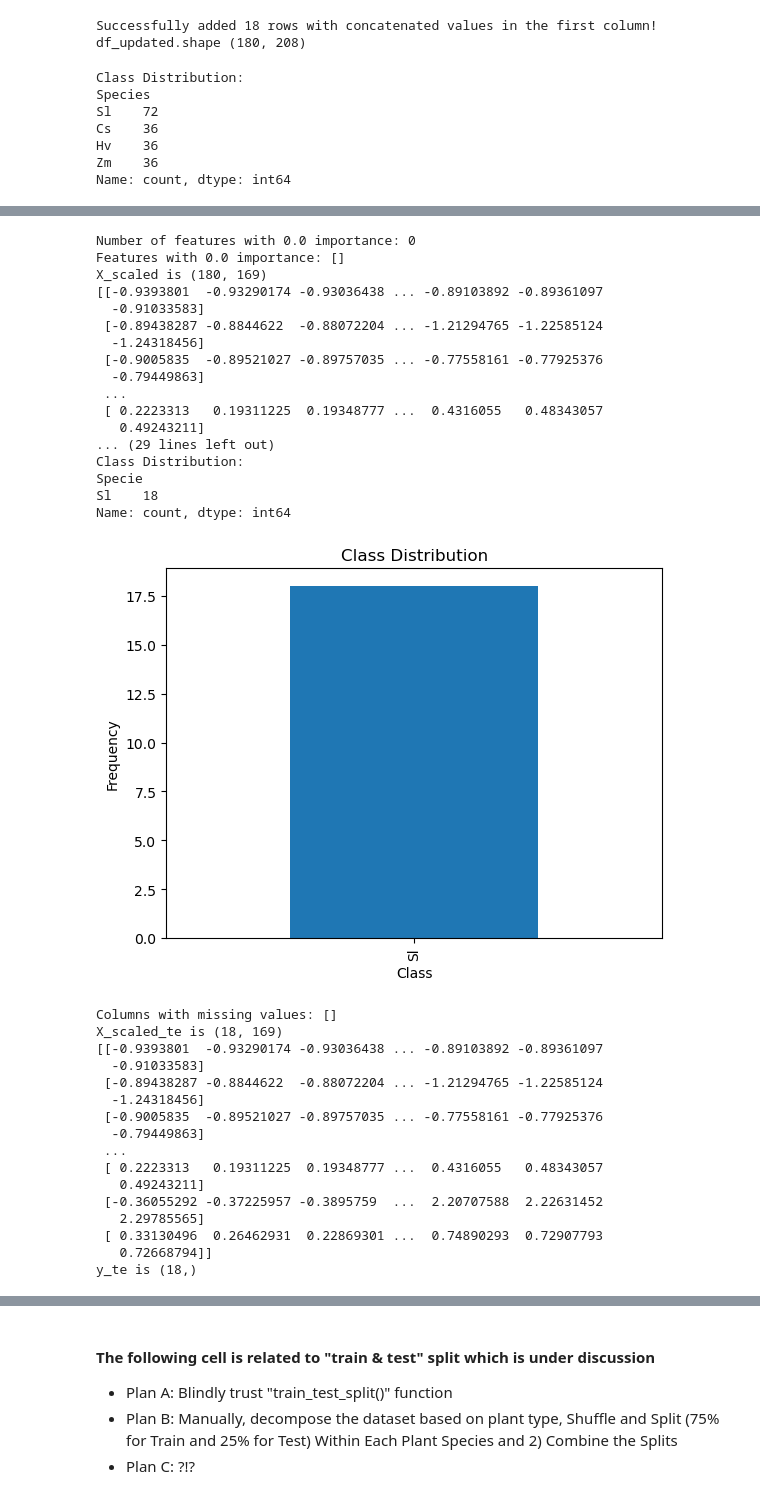
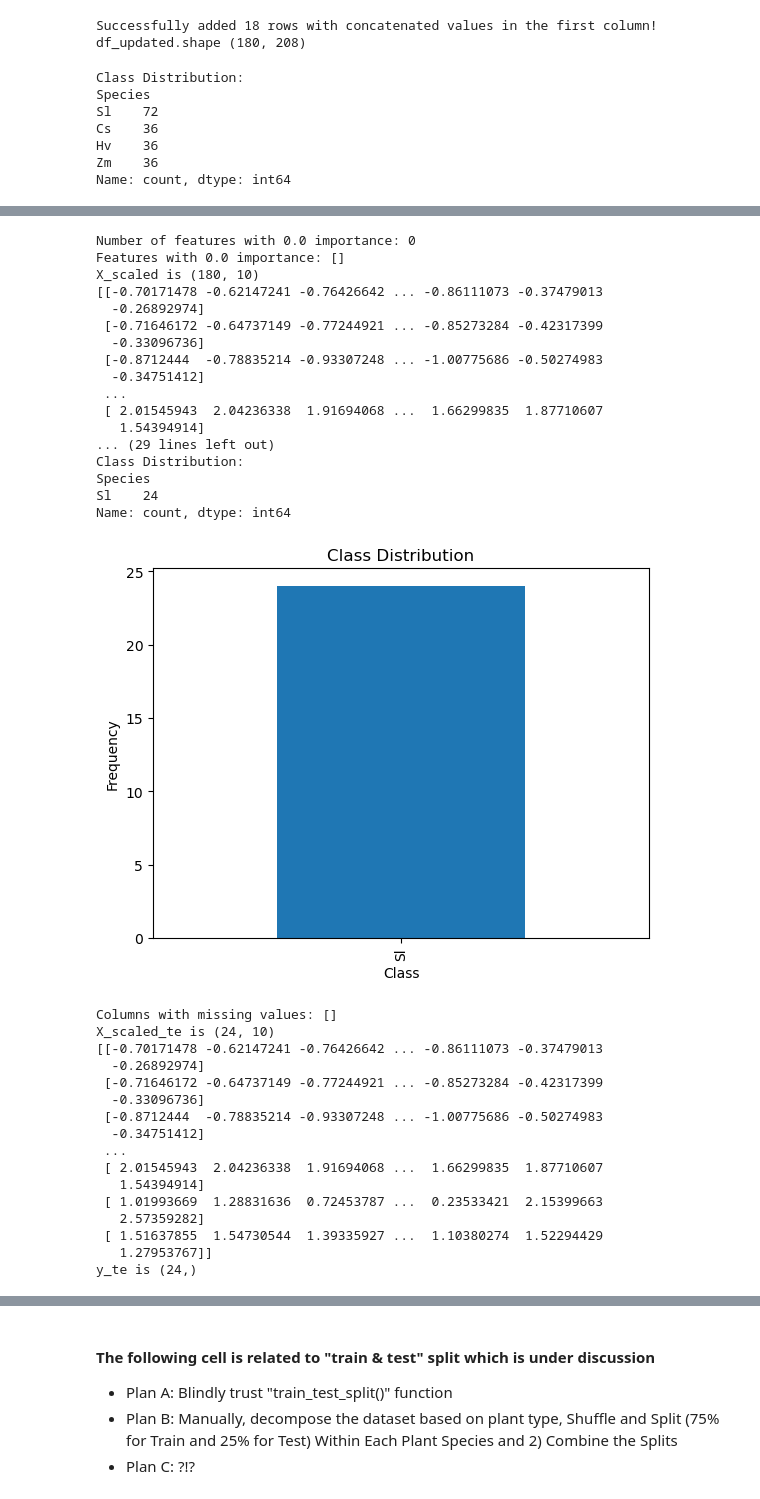
Before and after one commit to hsnvnd/Plant_Lab_Tasks, a Jupyter notebook: Hyperspectral_FeDeficiency_PlantClassification/Hyperspectral_PlantClassification-_new_Test_sets.ipynb, the cells around one changed output, grey strips where cells are left out. Drawn from its saved outputs; the diff is of its cells as text; code cells hidden in the pictures.

```diff
--- a/Hyperspectral_FeDeficiency_PlantClassification/Hyperspectral_PlantClassification-_new_Test_sets.ipynb
+++ b/Hyperspectral_FeDeficiency_PlantClassification/Hyperspectral_PlantClassification-_new_Test_sets.ipynb
@@ -98,7 +98,7 @@ data = data.drop(columns=['Leaf'])
 # Separate the dataset into features and labels
 # X = data.iloc[:, 3:]
 # X = data.iloc[:, 21:125]  # Select feature columns
-X = data.iloc[:, 21:190] #Trimmed
+# X = data.iloc[:, 21:190] #Trimmed
 
 #### SHAP FEATURES EXTRACTED WHEN TRIMMED WAVELENGTHS WERE CONSIDERED, Apply SHAP on Train ####
 # Use Logistic Regression's SHAP features, all plants
@@ -107,15 +107,18 @@ X = data.iloc[:, 21:190] #Trimmed
 # 'X717.54', 'X723.53', 'X726.53', 'X720.54', 'X729.53', 'X711.56', 'X708.57',
 # 'X747.54', 'X753.55', 'X687.65', 'X690.64', 'X750.54', 'X684.67', 'X693.62']
 
-# Use Logistic Regression's SHAP features, related to Sl/Tomato
+# Use Logistic Regression's SHAP features, related to Sl/Tomato when Train: Original
 # desired_columns = ['X717.54','X714.55', 'X723.53','X726.53', 'X720.54', 'X729.53', 'X711.56', 'X708.57','X747.54']
+
+# Use Logistic Regression's SHAP features, related to Sl/Tomato when Train: Original+36 Anna2 reunion with when Train: Original
+desired_columns = ['X714.55','X717.54', 'X711.56', 'X720.54', 'X708.57','X723.53','X726.53', 'X705.57', 'X729.53', 'X747.54']
 
 # Use Random Forest's SHAP features
 # desired_columns = ['X449.35', 'X452.25', 'X455.16', 'X481.32', 'X501.72', 'X487.14', 'X463.87', 'X492.97', 'X475.50',
 # 'X472.59', 'X490.06', 'X711.56',
 # 'X507.56', 'X675.73', 'X495.89']
 
-# X = data[desired_columns]
+X = data[desired_columns]
 
 y = data['Species']  # Target variable
 feature_names = X.columns.tolist()
@@ -173,10 +176,9 @@ print("y is", y.shape)
 
 # test_df = pd.read_csv('Anna2new.txt', delimiter='\t')
 ## Sheet 1
-test_df = pd.read_csv('Exp_I_Anna_Fe_Tomato.txt', delimiter='\t')
 # test_df = pd.read_csv('Exp_II_Anna_Fe_Tomato.txt', delimiter='\t')
 # # Read the modified version of Anna2, with the exact 18 rows that were randomly selected and added to df_second removed
-# test_df = pd.read_csv('Exp_II_Anna_Fe_Tomato_Cleaned.txt', delimiter='\t')
+test_df = pd.read_csv('Exp_II_Anna_Fe_Tomato_Cleaned.txt', delimiter='\t')
 ## Sheet 4
 # test_df = pd.read_csv('Exp_Marco_tesista_Fe_Lupino.txt', delimiter='\t')
 
@@ -190,8 +192,7 @@ print(test_df.head())
 # Separate the dataset into features and labels
 # X_te = test_df.iloc[:, 3:]
 # X_te = test_df.iloc[:, 21:125]
-X_te = test_df.iloc[:, 21:190]  # Use test_df here, not data
-
+# X_te = test_df.iloc[:, 21:190]
 
 #### SHAP FEATURES EXTRACTED WHEN TRIMMED WAVELENGTHS WERE CONSIDERED, Apply SHAP on TRain ####
 # Use Logistic Regression's SHAP features, related to 4 plants
@@ -205,28 +206,35 @@ X_te = test_df.iloc[:, 21:190]  # Use test_df here, not data
 # 'X463.87', 'X466.77',
 # 'X717.54', 'X723.53', 'X726.53', 'X720.54', 'X729.53', 'X711.56', 'X708.57',
 # 'X747.54', 'X753.55', 'X687.65', 'X690.64', 'X750.54', 'X684.67', 'X693.62']
+
 # Use Logistic Regression's SHAP features, related to Sl/Tomato
 # desired_columns1 = ['717.54','714.55', '723.53','726.53', '720.54', '729.53', '711.56', '708.57','747.54']
+# desired_columns1 = ['X717.54','X714.55', 'X723.53','X726.53', 'X720.54', 'X729.53', 'X711.56', 'X708.57','X747.54']
+
+# Use Logistic Regression's SHAP features, related to Sl/Tomato when Train: Original+36 Anna2 reunion with when Train: Original
+desired_columns1 = ['X714.55','X717.54', 'X711.56', 'X720.54', 'X708.57','X723.53','X726.53', 'X705.57', 'X729.53', 'X747.54']
+
+
 
 # Use Random Forest's SHAP features
 # desired_columns1 = ['449.35', '452.25', '455.16', '481.32', '501.72', '487.14', '463.87', '492.97', '475.5',
 # '472.59', '490.06', '711.56',
 # '507.56', '675.73', '495.89']
 
-# X_te = test_df[desired_columns1]
+X_te = test_df[desired_columns1]
 # Ensure that X_te has the correct number of columns as X
 X_te.columns = X.columns  # Update the column names to match those in X
 
 #################new
 # Encode the 'Species' column in the test set using the same LabelEncoder
-y_te = le.transform(test_df['Specie'])
+y_te = le.transform(test_df['Species'])
 # Verify the alignment
 print("Encoded labels in training set:", le.classes_)
 print("Encoded labels in test set:", y_te)
 ################# end of new
 
 # Check the distribution/imbalance of the target variable
-class_distribution = test_df['Specie'].value_counts()
+class_distribution = test_df['Species'].value_counts()
 # Print the class distribution
 print("Class Distribution:")
 print(class_distribution)
@@ -238,61 +246,61 @@ plt.ylabel('Frequency')
 plt.show()
 
 
 
 # Check for missing values --> none
 print(f"Columns with missing values: {test_df.columns[test_df.isnull().any()].tolist()}")
 
 X_scaled_te = scaler.fit_transform(X_te)
 
 
 # Extra prints for debugging
 print("X_scaled_te is",X_scaled_te.shape)
 print (X_scaled)
 print("y_te is", y_te.shape)
 # print(y)
 # %% [output]
 Class Distribution:
 Species
 Sl    72
 Cs    36
 Hv    36
 Zm    36
 Name: count, dtype: int64
 [figure]
 Number of features with 0.0 importance: 0
 Features with 0.0 importance: []
-X_scaled is (180, 169)
-[[-0.9393801  -0.93290174 -0.93036438 ... -0.89103892 -0.89361097
-  -0.91033583]
- [-0.89438287 -0.8844622  -0.88072204 ... -1.21294765 -1.22585124
-  -1.24318456]
- [-0.9005835  -0.89521027 -0.89757035 ... -0.77558161 -0.77925376
-  -0.79449863]
+X_scaled is (180, 10)
+[[-0.70171478 -0.62147241 -0.76426642 ... -0.86111073 -0.37479013
+  -0.26892974]
+ [-0.71646172 -0.64737149 -0.77244921 ... -0.85273284 -0.42317399
+  -0.33096736]
+ [-0.8712444  -0.78835214 -0.93307248 ... -1.00775686 -0.50274983
+  -0.34751412]
  ...
- [ 0.2223313   0.19311225  0.19348777 ...  0.4316055   0.48343057
-   0.49243211]
+ [ 2.01545943  2.04236338  1.91694068 ...  1.66299835  1.87710607
+   1.54394914]
 ... (29 lines left out)
 Class Distribution:
-Specie
-Sl    18
+Species
+Sl    24
 Name: count, dtype: int64
-[figure, old version]
+[figure, new version]
 Columns with missing values: []
-X_scaled_te is (18, 169)
-[[-0.9393801  -0.93290174 -0.93036438 ... -0.89103892 -0.89361097
-  -0.91033583]
- [-0.89438287 -0.8844622  -0.88072204 ... -1.21294765 -1.22585124
-  -1.24318456]
- [-0.9005835  -0.89521027 -0.89757035 ... -0.77558161 -0.77925376
-  -0.79449863]
+X_scaled_te is (24, 10)
+[[-0.70171478 -0.62147241 -0.76426642 ... -0.86111073 -0.37479013
+  -0.26892974]
+ [-0.71646172 -0.64737149 -0.77244921 ... -0.85273284 -0.42317399
+  -0.33096736]
+ [-0.8712444  -0.78835214 -0.93307248 ... -1.00775686 -0.50274983
+  -0.34751412]
  ...
- [ 0.2223313   0.19311225  0.19348777 ...  0.4316055   0.48343057
-   0.49243211]
- [-0.36055292 -0.37225957 -0.3895759  ...  2.20707588  2.22631452
-   2.29785565]
- [ 0.33130496  0.26462931  0.22869301 ...  0.74890293  0.72907793
-   0.72668794]]
-y_te is (18,)
+ [ 2.01545943  2.04236338  1.91694068 ...  1.66299835  1.87710607
+   1.54394914]
+ [ 1.01993669  1.28831636  0.72453787 ...  0.23533421  2.15399663
+   2.57359282]
+ [ 1.51637855  1.54730544  1.39335927 ...  1.10380274  1.52294429
+   1.27953767]]
+y_te is (24,)
 # %%
 print("Shape of X_te:", X_te.shape)  # Number of rows and columns
 print("Shape of test_df:", test_df.shape)  # Total rows and columns in the test set
```
Also changed, not shown: parts of 10 cells of this notebook, 2 other files.
